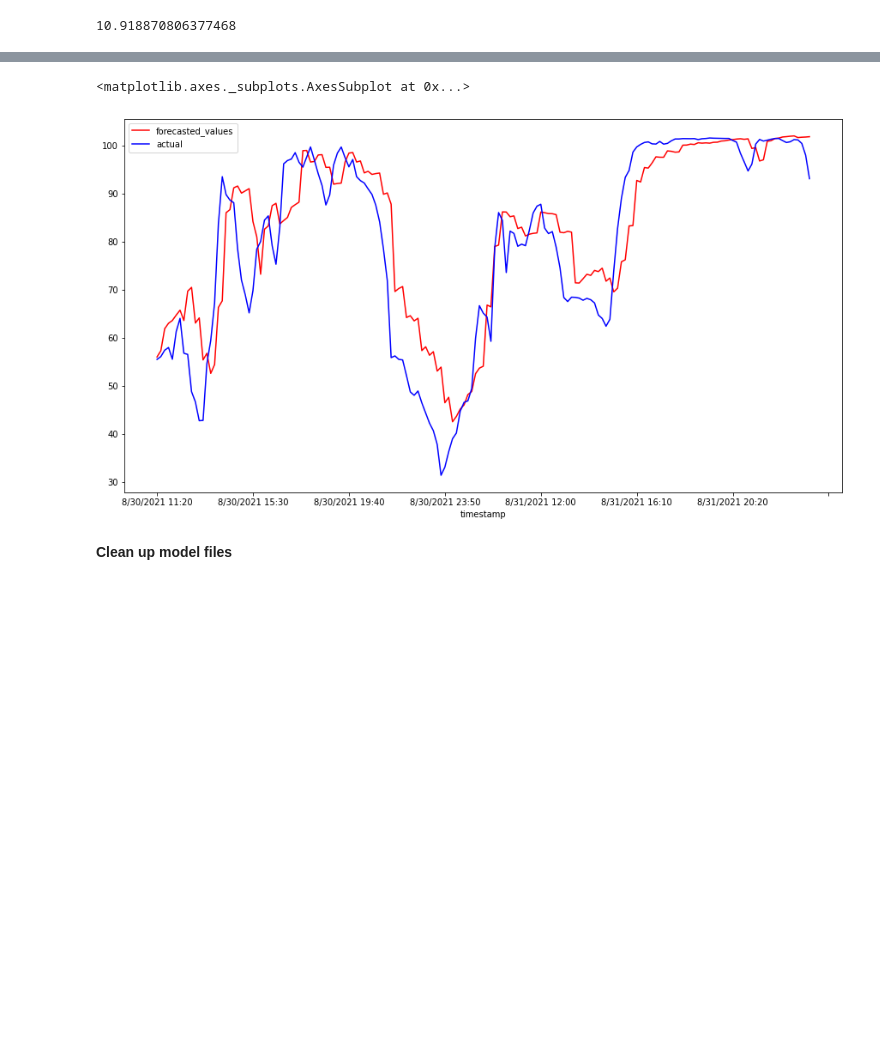
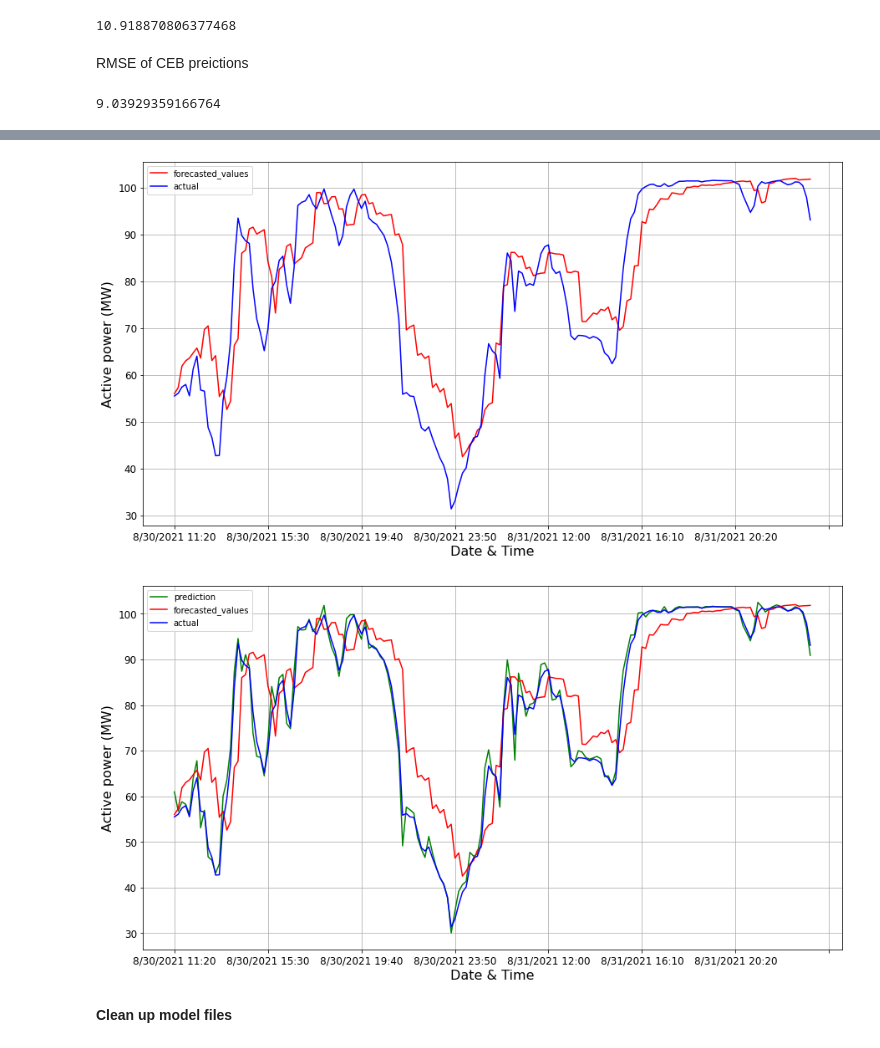
Before and after one commit to entc-17-fyp-20/WPF_Data_Visualization, a Jupyter notebook: Dilated_CNN_forecasted_power.ipynb, the cells around one changed output, grey strips where cells are left out. Saved outputs shown, nothing was run; the diff lists cells and outputs as text; code cells hidden in the pictures; blank space fills up the shorter version.

Commit message:
Font size change/ ADD RMSE

```diff
--- a/Dilated_CNN_forecasted_power.ipynb
+++ b/Dilated_CNN_forecasted_power.ipynb
@@ -681,11 +696,36 @@ forecasted = eval_df['forecasted_values']
 mape(actual, forecasted)
 # %% [output]
 10.918870806377468
+# %% [markdown]
+RMSE of CEB preictions
+# %%
+def rmse(actual, forecasted):
+    actual, pred = np.array(actual), np.array(forecasted)
+    x=np.mean((actual - forecasted)**2)
+    return np.sqrt(x)
+
+actual = eval_df['actual']
+forecasted = eval_df['forecasted_values']
+
+rmse(actual, forecasted)
+# %% [output]
+9.03929359166764
 # %%
-eval_df[eval_df.timestamp<'8/31/2021 23:50'].plot(x='timestamp', y=['prediction', 'actual'], style=['g', 'b'], figsize=(15, 8))
-plt.xlabel('time stamp', fontsize=12)
-plt.ylabel('wind speed', fontsize=12)
+eval_df[eval_df.timestamp<'8/31/2021 23:50'].plot(x='timestamp', y=['prediction','actual'], style=['g','b'],fontsize=12, figsize=(15, 8))
+plt.xlabel('Date & Time', fontsize=16)
+plt.ylabel('Active power (MW)', fontsize=16)
+plt.grid()
 plt.show()
 
-eval_df[eval_df.timestamp<'8/31/2021 23:50'].plot(x='timestamp', y=['forecasted_values', 'actual'], style=['r', 'b'], figsize=(15, 8))
+eval_df[eval_df.timestamp<'8/31/2021 23:50'].plot(x='timestamp', y=['forecasted_values', 'actual'], style=['r', 'b'],fontsize=12, figsize=(15, 8))
+plt.xlabel('Date & Time', fontsize=16)
+plt.ylabel('Active power (MW)', fontsize=16)
+plt.grid()
+plt.show()
+
+eval_df[eval_df.timestamp<'8/31/2021 23:50'].plot(x='timestamp', y=['prediction','forecasted_values', 'actual'], style=['g','r', 'b'],fontsize=12, figsize=(15, 8))
+plt.xlabel('Date & Time', fontsize=16)
+plt.ylabel('Active power (MW)', fontsize=16)
+plt.grid()
+plt.show()
 # %% [output]
@@ -693,5 +733,5 @@ eval_df[eval_df.timestamp<'8/31/2021 23:50'].plot(x='timestamp', y=['forecasted_
-<matplotlib.axes._subplots.AxesSubplot at 0x...>
-[figure, old version]
+[figure, new version]
+[figure, added]
 # %% [markdown]
 **Clean up model files**
 # %%
```
Also changed, not shown: parts of 10 cells of this notebook.
